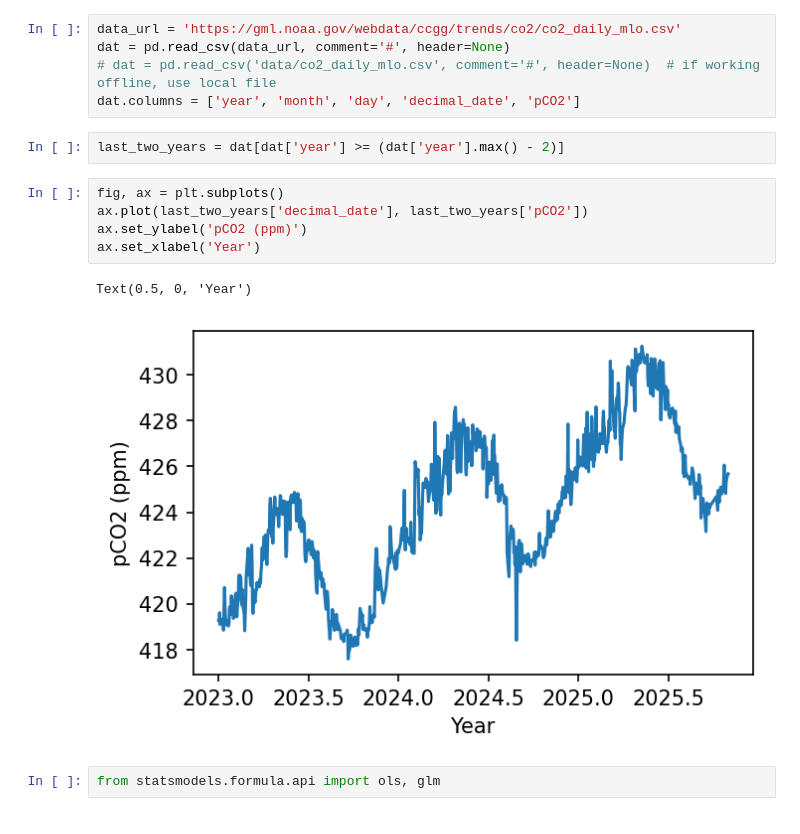
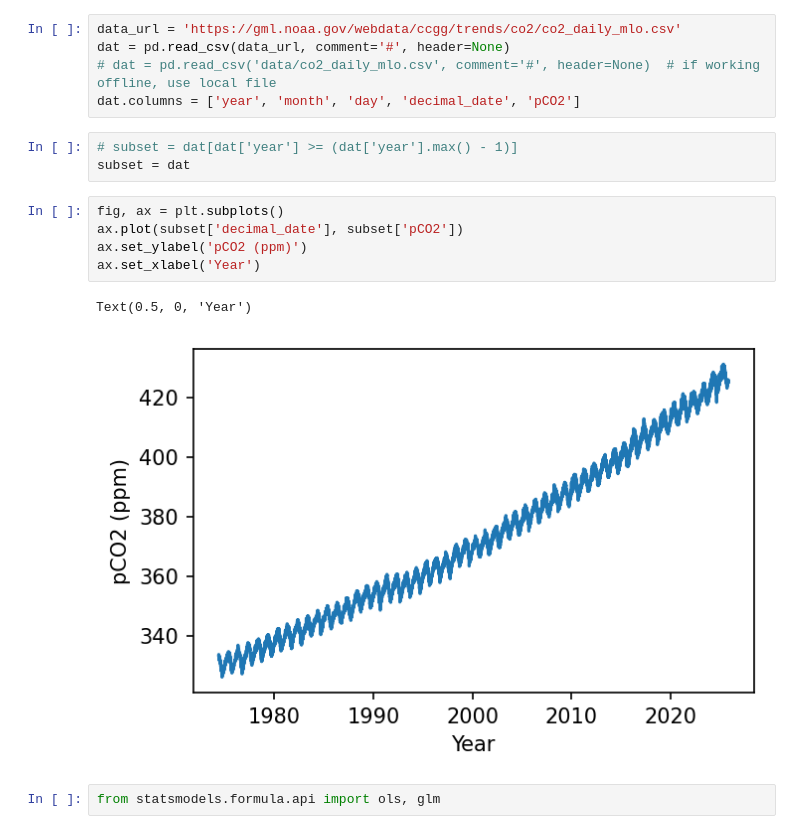
Before and after one commit to oscarbranson/teaching, a Jupyter notebook: QCES/EDAA/01_timeseries.ipynb, the cells around one changed output. Drawn from its saved outputs; the diff is of its cells as text.

```diff
--- a/QCES/EDAA/01_timeseries.ipynb
+++ b/QCES/EDAA/01_timeseries.ipynb
@@ -10,15 +10,16 @@ dat = pd.read_csv(data_url, comment='#', header=None)
 # dat = pd.read_csv('data/co2_daily_mlo.csv', comment='#', header=None)  # if working offline, use local file
 dat.columns = ['year', 'month', 'day', 'decimal_date', 'pCO2']
 # %%
-last_two_years = dat[dat['year'] >= (dat['year'].max() - 2)]
+# subset = dat[dat['year'] >= (dat['year'].max() - 1)]
+subset = dat
 # %%
 fig, ax = plt.subplots()
-ax.plot(last_two_years['decimal_date'], last_two_years['pCO2'])
+ax.plot(subset['decimal_date'], subset['pCO2'])
 ax.set_ylabel('pCO2 (ppm)')
 ax.set_xlabel('Year')
 # %% [output]
 Text(0.5, 0, 'Year')
-[figure, old version]
+[figure, new version]
 # %%
 from statsmodels.formula.api import ols, glm
 # %%
```
Also changed, not shown: parts of 15 cells of this notebook, 2 other files.
